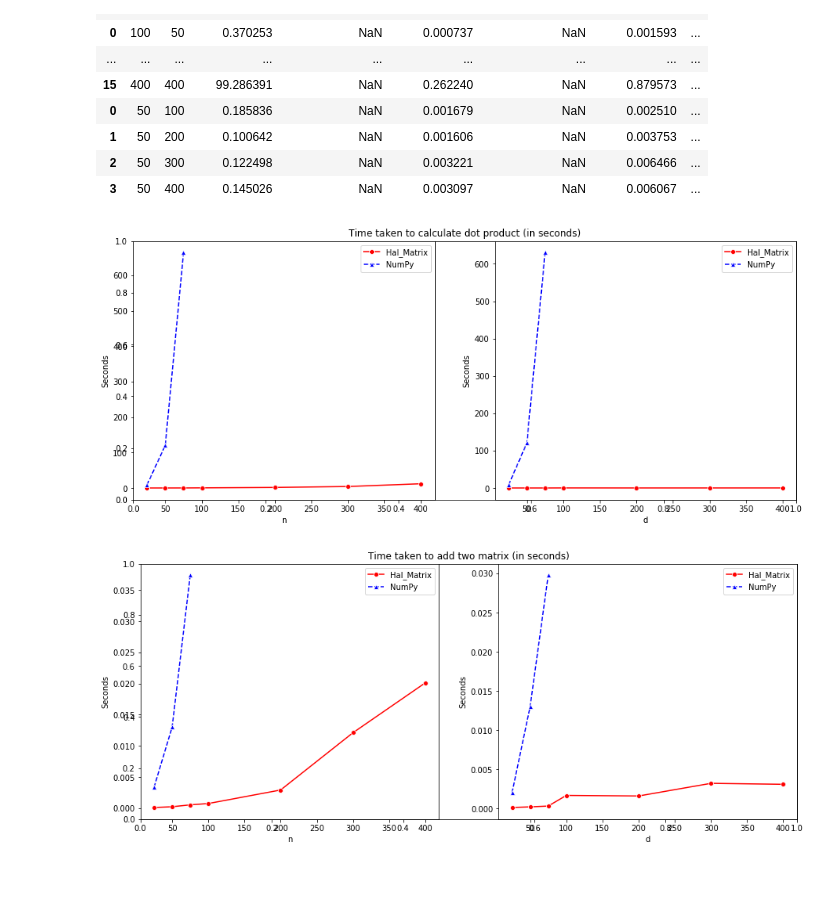
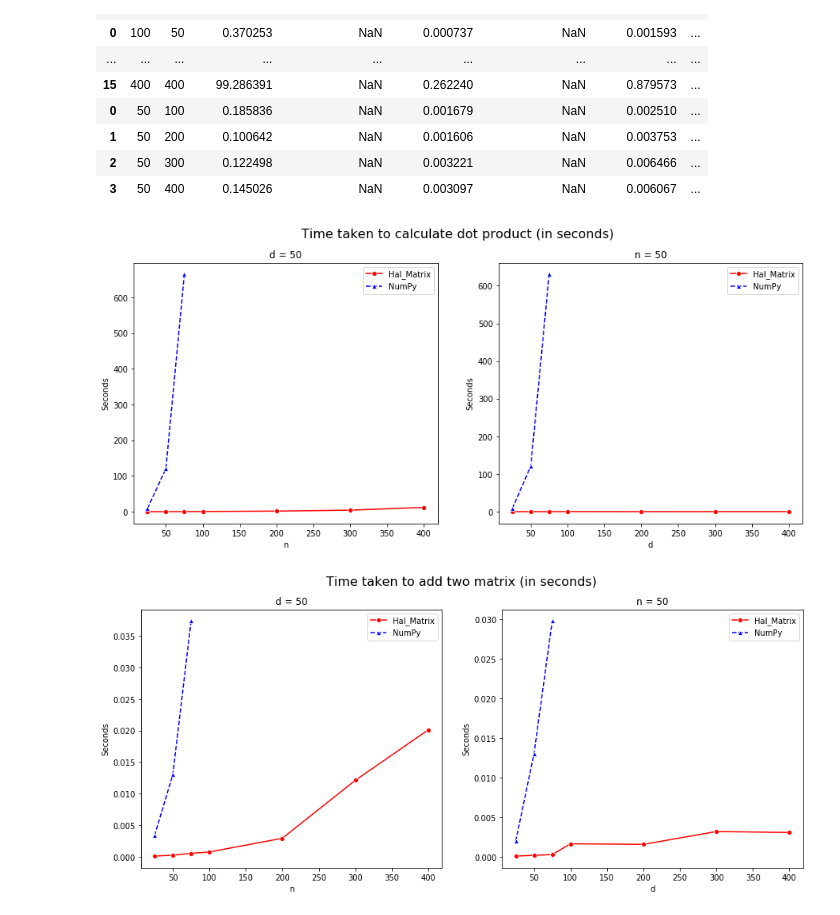
Before and after one commit to rishitoshsingh/hal-matrix, a Jupyter notebook: analysis.ipynb, the cells around one changed output. Saved outputs shown, nothing was run; the diff lists cells and outputs as text; code cells hidden in the pictures; blank space fills up the shorter version.

Commit message:
generated graphs

```diff
--- a/analysis.ipynb
+++ b/analysis.ipynb
@@ -28,28 +28,31 @@ df
 | 3 | 50 | 400 | 0.145026 | NaN | 0.003097 | NaN | 0.006067 | ... |
 # %%
 fig = plt.figure(figsize=(15,6))
-plt.title('Time taken to calculate dot product (in seconds)')
+fig.suptitle('Time taken to calculate dot product (in seconds)', fontsize=16)
 ax1=fig.add_subplot(121)
+ax1.set_title('d = 50')
 sns.lineplot(data=df.query("d == '50'"), x='n', y='dot_hal_time', color='red', marker='o')
 sns.lineplot(data=df.query("d == '50'"), x='n', y='dot_numpy_time', color='blue', marker='^')
 ax1.lines[1].set_linestyle("--")
 ax1.legend(['Hal_Matrix','NumPy'])
 ax1.set_ylabel('Seconds')
 ax1.set_xlabel('n')
 ax2=fig.add_subplot(122)
+ax2.set_title('n = 50')
 sns.lineplot(data=df.query("n == '50'"), x='d', y='dot_hal_time', color='red', marker='o')
 sns.lineplot(data=df.query("n == '50'"), x='d', y='dot_numpy_time', color='blue', marker='^')
 ax2.lines[1].set_linestyle("--")
 ax2.legend(['Hal_Matrix','NumPy'])
 ax2.set_ylabel('Seconds')
 ax2.set_xlabel('d')
 plt.savefig('graphs/dot.png', bbox_inches='tight')
 # %% [output]
-[figure, old version]
+[figure, new version]
 # %%
 fig = plt.figure(figsize=(15,6))
-plt.title('Time taken to add two matrix (in seconds)')
+fig.suptitle('Time taken to add two matrix (in seconds)', fontsize=16)
 ax1=fig.add_subplot(121)
+ax1.set_title('d = 50')
 sns.lineplot(data=df.query("d == '50'"), x='n', y='add_hal_time', color='red', marker='o')
 sns.lineplot(data=df.query("d == '50'"), x='n', y='add_numpy_time', color='blue', marker='^')
 ax1.lines[1].set_linestyle("--")
@@ -57,6 +60,7 @@ ax1.legend(['Hal_Matrix','NumPy'])
 ax1.set_ylabel('Seconds')
 ax1.set_xlabel('n')
 ax2=fig.add_subplot(122)
+ax2.set_title('n = 50')
 sns.lineplot(data=df.query("n == '50'"), x='d', y='add_hal_time', color='red', marker='o')
 sns.lineplot(data=df.query("n == '50'"), x='d', y='add_numpy_time', color='blue', marker='^')
 ax2.lines[1].set_linestyle("--")
@@ -65,6 +69,6 @@ ax2.set_ylabel('Seconds')
 ax2.set_xlabel('d')
 plt.savefig('graphs/add.png', bbox_inches='tight')
 # %% [output]
-[figure, old version]
+[figure, new version]
 # %%
 fig = plt.figure(figsize=(15,6))
```
Also changed, not shown: parts of 2 cells of this notebook, 5 other files.
